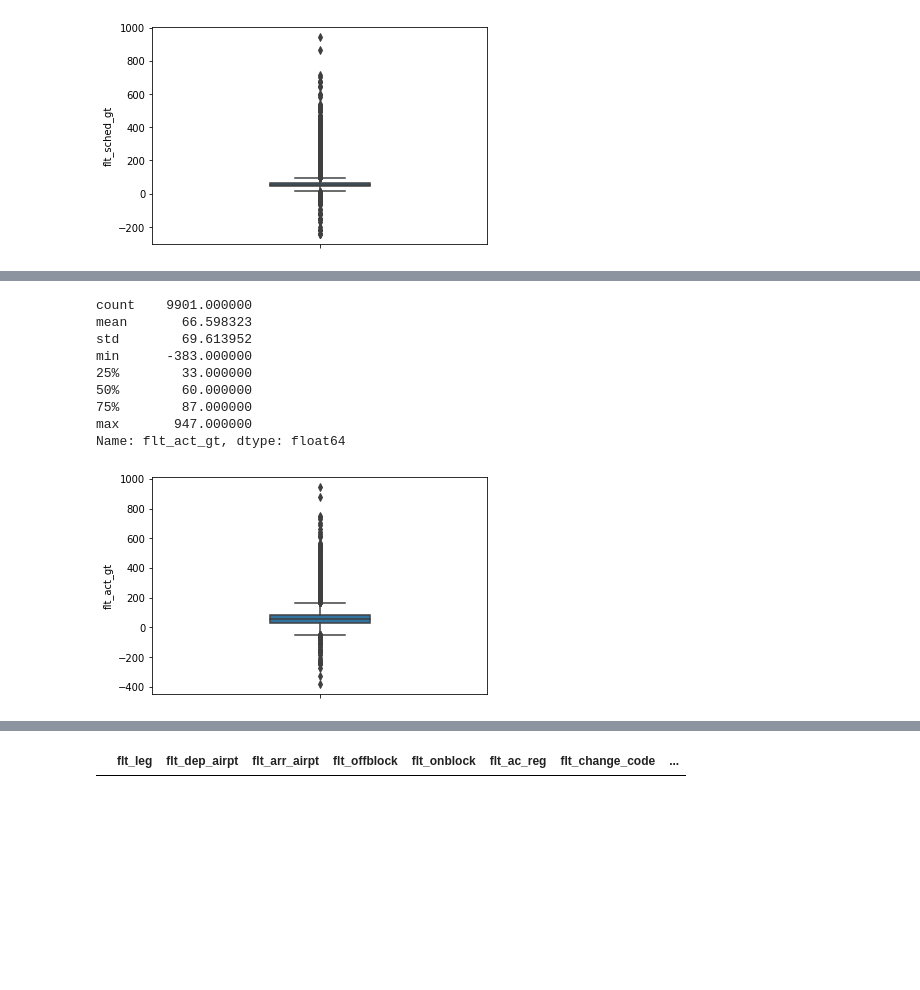
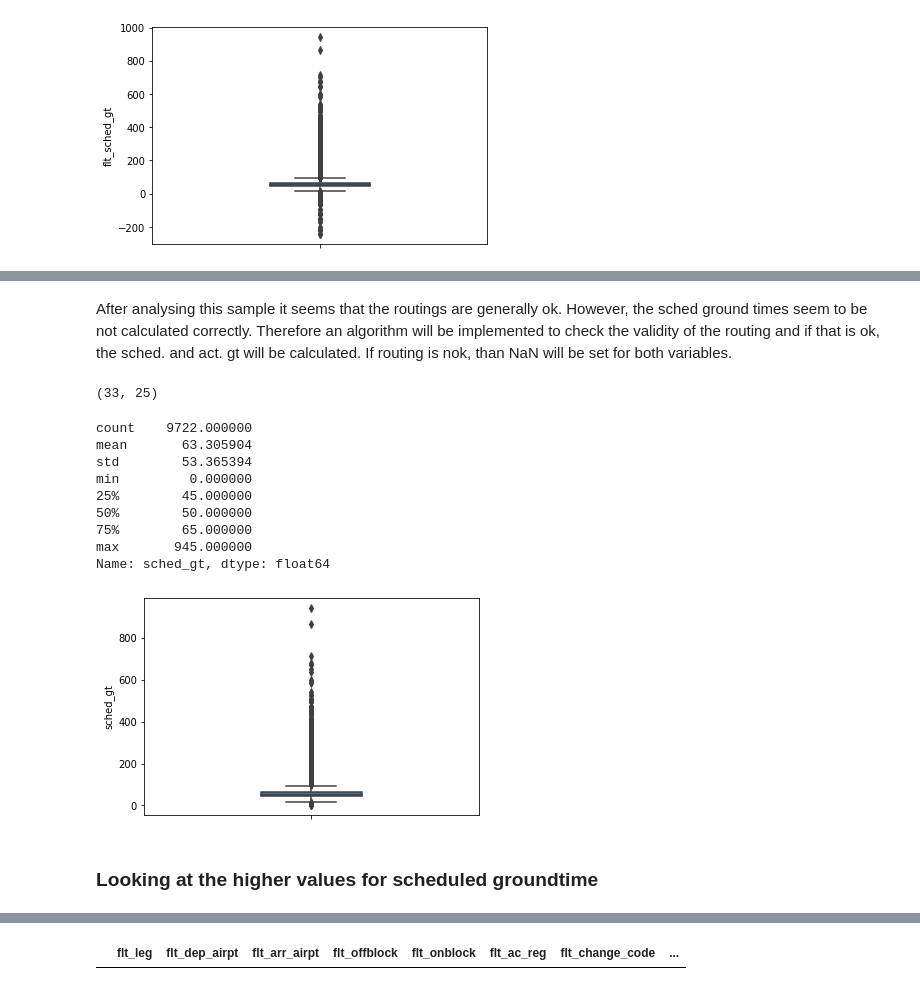
Before and after one commit to HinNerd/Flight_Prediction, a Jupyter notebook: notebooks/data_exploration.ipynb, the cells around one changed output, grey strips where cells are left out. Saved outputs shown, nothing was run; the diff lists cells and outputs as text; code cells hidden in the pictures; blank space fills up the shorter version.

```diff
--- a/notebooks/data_exploration.ipynb
+++ b/notebooks/data_exploration.ipynb
@@ -52,3 +22,8 @@ df = pd.read_csv(os.path.join(data_path, 'preprocessed.csv'), index_col=[0], dty
+# %%
+# Load preprocessed dataset
+
+data_path = '../data/interim/'
+df = pd.read_pickle(os.path.join(data_path, 'preprocessed.pkl'))
 # %%
 # Initial look on pre-processed data set
 df.head()
@@ -403,16 +403,54 @@ Name: flt_sched_gt, dtype: float64
+# %% [markdown]
+After analysing this sample it seems that the routings are generally ok. However, the sched ground times seem to be not calculated correctly. Therefore an algorithm will be implemented to check the validity of the routing and if that is ok, the sched. and act. gt will be calculated. If routing is nok, than NaN will be set for both variables.
+# %%
+# Sort values based on registration and scheduled departure date.
+df.sort_values(by=['flt_ac_reg', 'flt_sched_dep'], inplace=True)
+
+# Create new variable to check for consistent routing.
+df['routing'] = np.where((df['flt_ac_reg'] == df['flt_ac_reg'].shift(-1)) & (df['flt_arr_airpt'] == df['flt_dep_airpt'].shift(-1))
+    & (df['flt_sched_dep'].dt.date == df['flt_sched_dep'].shift(-1).dt.date), True, False)
+
+# Recalculate scheduled and actual groundtime.
+df['sched_gt'] = np.where(df['routing'] == True, (df['flt_sched_dep'].shift(-1) - df['flt_sched_arr']) / pd.Timedelta(minutes=1), np.nan)
+df['act_gt'] = np.where(df['routing'] == True, (df['flt_offblock'].shift(-1) - df['flt_onblock']) / pd.Timedelta(minutes=1), np.nan)
+# %%
+# Check how many cases that has cured
+df[(df['flt_sched_gt'] < 0) & (df['sched_gt'] > 0)].shape
+# %% [output]
+(33, 25)
+# %%
+# Store ac resgistration and sched dep date of all scheduling mistakes in extra dataframe
+sched_help = df[(df['sched_gt'] < 0)][['flt_ac_reg', 'flt_sched_dep']]
+sched_help['flt_sched_dep_d'] = sched_help['flt_sched_dep'].dt.date
+
+# Create date column in df to be able to join with the above.
+df['sched_dep_d'] = df['flt_sched_dep'].dt.date
+# %%
+# Create a dataframe with all aircraft registrations and their rotation for the days with a scheduling mistake and export it.
+sched_mistake = df.merge(sched_help, how='inner', left_on=['flt_ac_reg', 'sched_dep_d'], right_on=['flt_ac_reg', 'flt_sched_dep_d'])
+sched_mistake.to_csv('../data/interim/sched_mistake.csv')
+
+# Clear dataframe by all aircraft and days with a scheduling mistake.
+df = df.merge(sched_help, how='outer', left_on=['flt_ac_reg', 'sched_dep_d'], right_on=['flt_ac_reg', 'flt_sched_dep_d'], indicator='i')
+df = df[df['i'] == 'left_only']
+df = df.drop(columns=['flt_sched_gt', 'flt_sched_dep_y', 'flt_sched_dep_d', 'i'])
+df.rename(columns={'flt_sched_dep_x': 'flt_sched_dep'}, inplace=True)
 # %%
-# Explore flt_act_gt
-print(df['flt_act_gt'].describe())
-sns.boxplot(y=df['flt_act_gt'], width=0.3);
+
+# Explore flt_sched_gt
+print(df['sched_gt'].describe())
+sns.boxplot(y=df['sched_gt'], width=0.3);
 plt.show()
 # %% [output]
-count    9901.000000
-mean       66.598323
-std        69.613952
-min      -383.000000
-25%        33.000000
-50%        60.000000
-75%        87.000000
-max       947.000000
-Name: flt_act_gt, dtype: float64
+count    9722.000000
+mean       63.305904
+std        53.365394
+min         0.000000
+25%        45.000000
+50%        50.000000
+75%        65.000000
+max       945.000000
+Name: sched_gt, dtype: float64
-[figure, old version]
+[figure, new version]
+# %% [markdown]
+### Looking at the higher values for scheduled groundtime
```
Also changed, not shown: parts of 25 cells of this notebook, 2 other files.
